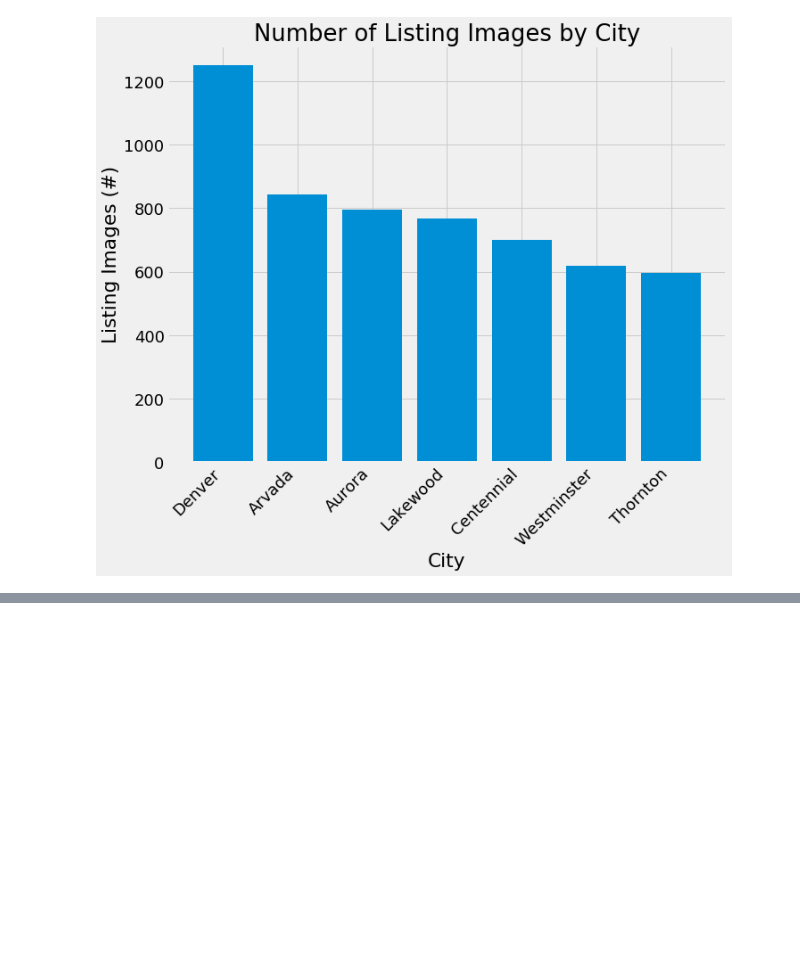
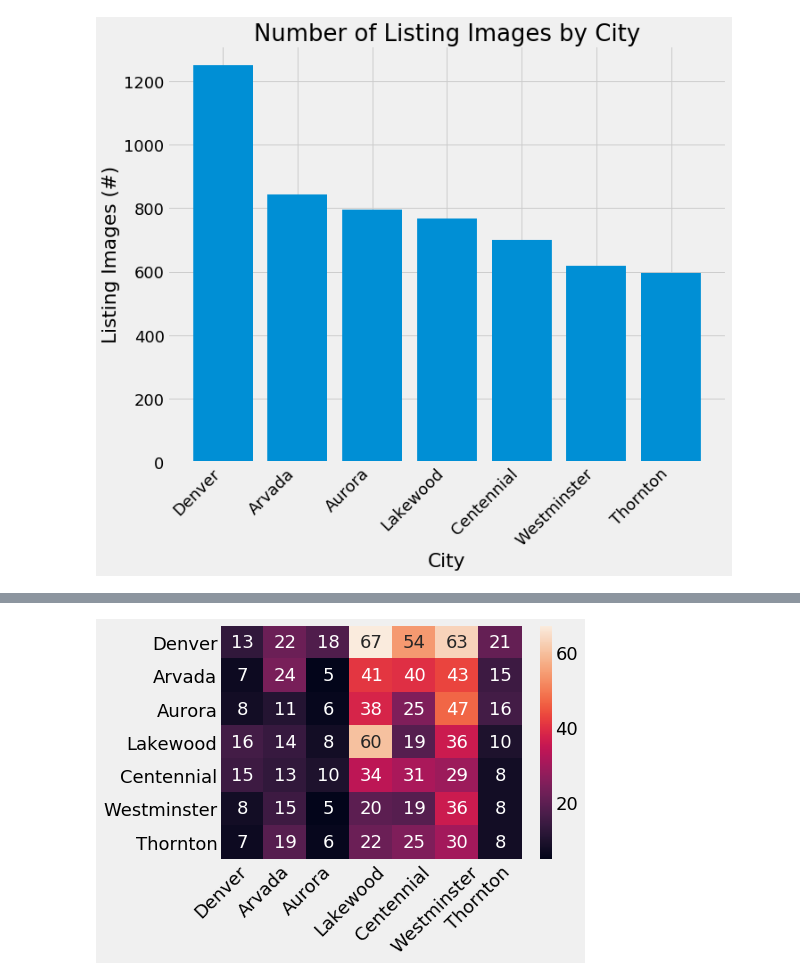
Before and after one commit to connorslagle/homes-like-this, a Jupyter notebook: notebooks/csv_eda.ipynb, the cells around one changed output, grey strips where cells are left out. Saved outputs shown, nothing was run; the diff lists cells and outputs as text; code cells hidden in the pictures; blank space fills up the shorter version.

```diff
--- a/notebooks/csv_eda.ipynb
+++ b/notebooks/csv_eda.ipynb
@@ -69,0 +182,32 @@ bar_chart_desc(count_by_city.index, count_by_city.values, 'City',"Listing Images
+# %%
+#32 to holdout
+cm32 = np.array([[0.0503876 , 0.08527132, 0.06976744, 0.25968992, 0.20930233,
+        0.24418605, 0.08139535],
+       [0.04      , 0.13714286, 0.02857143, 0.23428571, 0.22857143,
+        0.24571429, 0.08571429],
+       [0.05298013, 0.07284768, 0.0397351 , 0.25165563, 0.16556291,
+        0.31125828, 0.10596026],
+       [0.09815951, 0.08588957, 0.04907975, 0.36809816, 0.11656442,
+        0.2208589 , 0.06134969],
+       [0.10714286, 0.09285714, 0.07142857, 0.24285714, 0.22142857,
+        0.20714286, 0.05714286],
+       [0.07207207, 0.13513514, 0.04504505, 0.18018018, 0.17117117,
+        0.32432432, 0.07207207],
+       [0.05982906, 0.16239316, 0.05128205, 0.18803419, 0.21367521,
+        0.25641026, 0.06837607]])
+
+cmvals32 = np.array([[13, 22, 18, 67, 54, 63, 21],
+       [ 7, 24,  5, 41, 40, 43, 15],
+       [ 8, 11,  6, 38, 25, 47, 16],
+       [16, 14,  8, 60, 19, 36, 10],
+       [15, 13, 10, 34, 31, 29,  8],
+       [ 8, 15,  5, 20, 19, 36,  8],
+       [ 7, 19,  6, 22, 25, 30,  8]])
+y_range = [0.5, 1.5, 2.5, 3.5, 4.5, 5.5, 6.5]
+cm_32 = np.round(cmvals32,decimals=2)
+heat_map = sb.heatmap(cm_32, annot=True)
+plt.xticks(range(len(cats)), labels = cats, rotation=45)
+plt.yticks(y_range, labels = cats, rotation=0, ha='right')
+plt.show()
+# %% [output]
+[figure, added]
```
Also changed, not shown: parts of 21 cells of this notebook, 4 other files.
